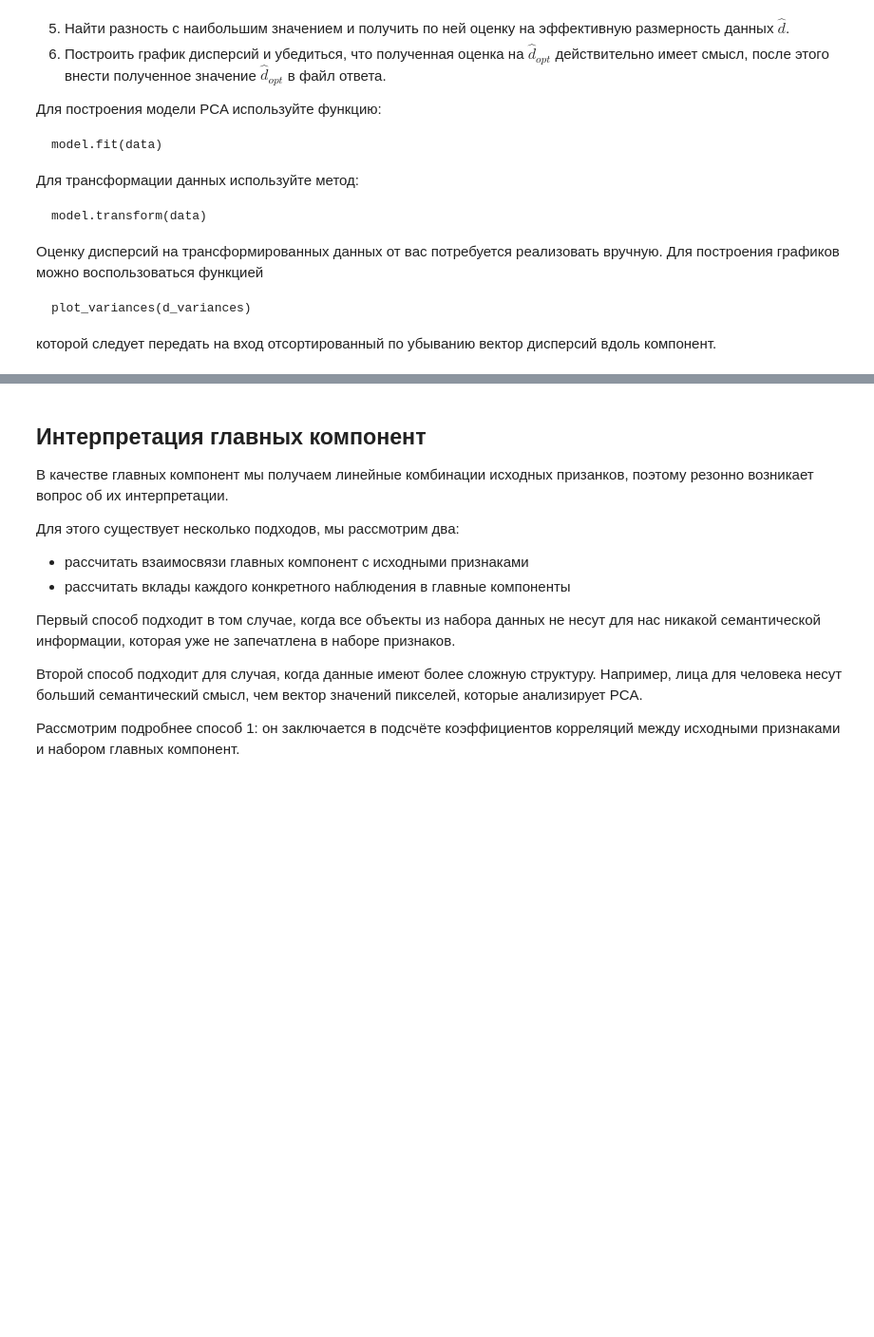
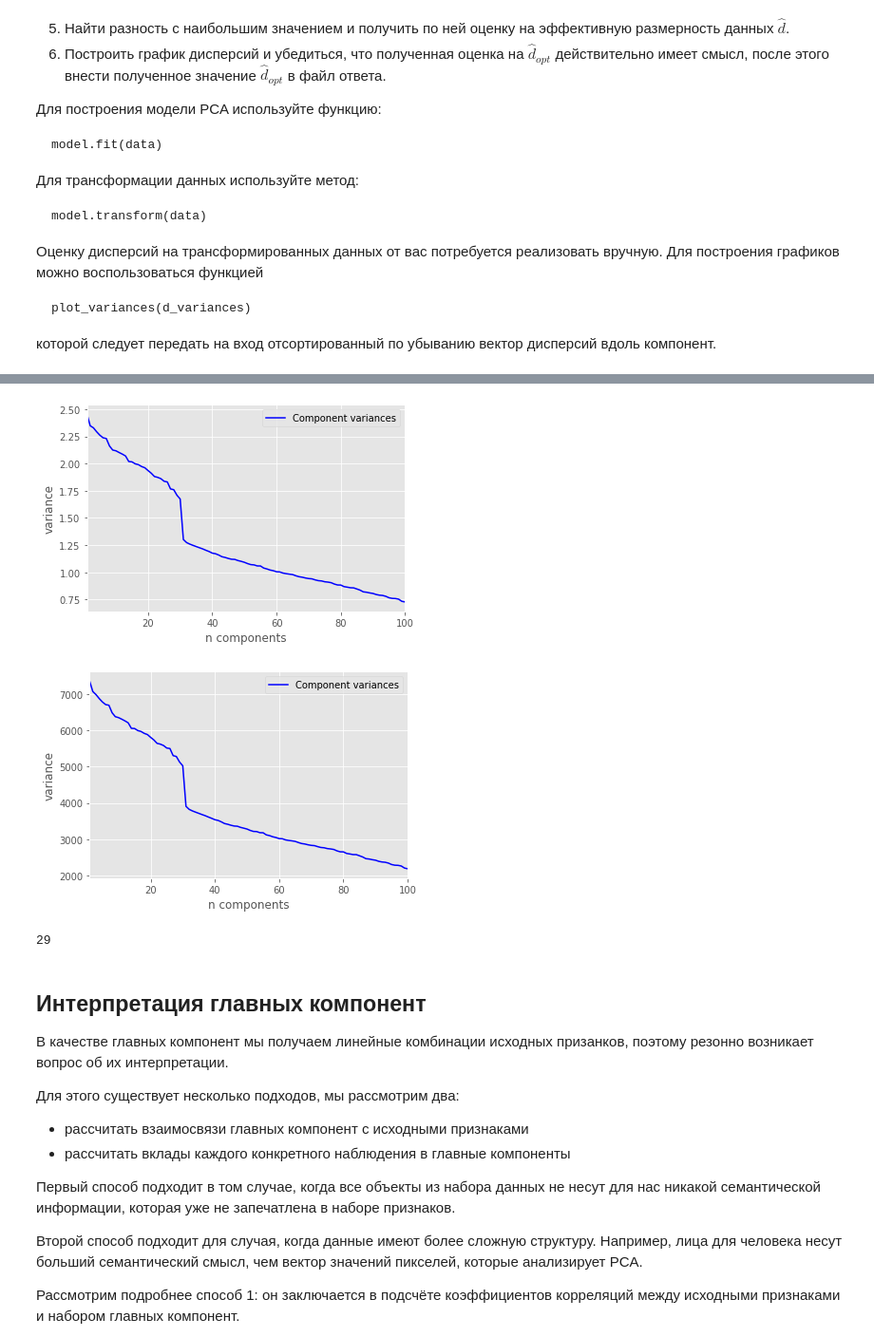
Before and after one commit to nesov777/ML-C3W2, a Jupyter notebook: PCA.ipynb, the cells around one changed output, grey strips where cells are left out. Shown at 95% size. Saved outputs shown, nothing was run; the diff lists cells and outputs as text; code cells hidden in the pictures; blank space fills up the shorter version.

```diff
--- a/PCA.ipynb
+++ b/PCA.ipynb
@@ -279,6 +325,9 @@ def write_answer_2(optimal_d):
         fout.write(str(optimal_d))
 
 data = pd.read_csv('data_task2.csv')
+model = PCA(n_components=data.shape[1])
+model.fit(data)
+tfd = model.transform(data)
 
 # place your code here
 pass
@@ -284,0 +351,4 @@ pass
+# %%
+res=np.sort(w)[::-1]
+# %%
+res2=model.explained_variance_
@@ -284,0 +378,8 @@ pass
+# %%
+sres=np.sort(res2)[::-1]
+# %%
+plot_variances(sres)
+plot_variances(res)
+# %% [output]
+[figure, added]
+[figure, added]
@@ -285,3 +396,7 @@ pass
+# %%
+dif2.argmax()
+# %% [output]
+29
 # %% [markdown]
 ## Интерпретация главных компонент
 
```
Also changed, not shown: parts of 15 cells of this notebook, 2 other files.
